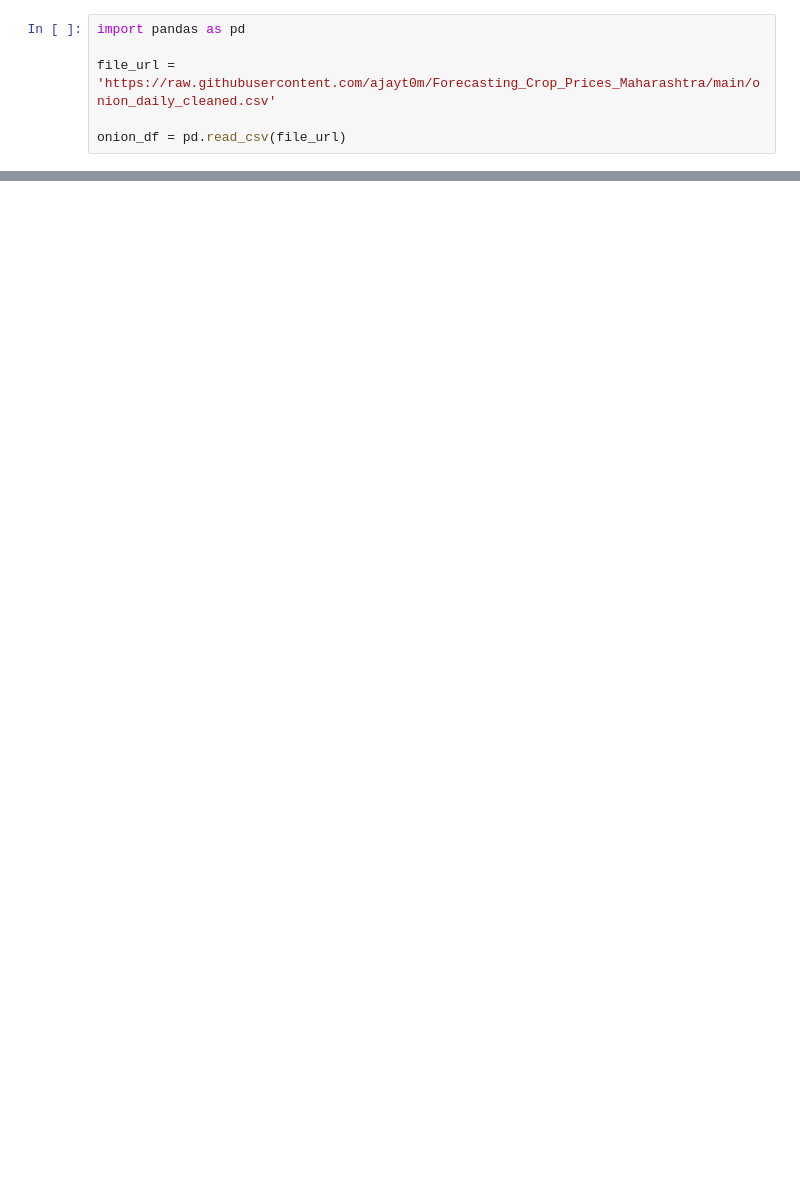
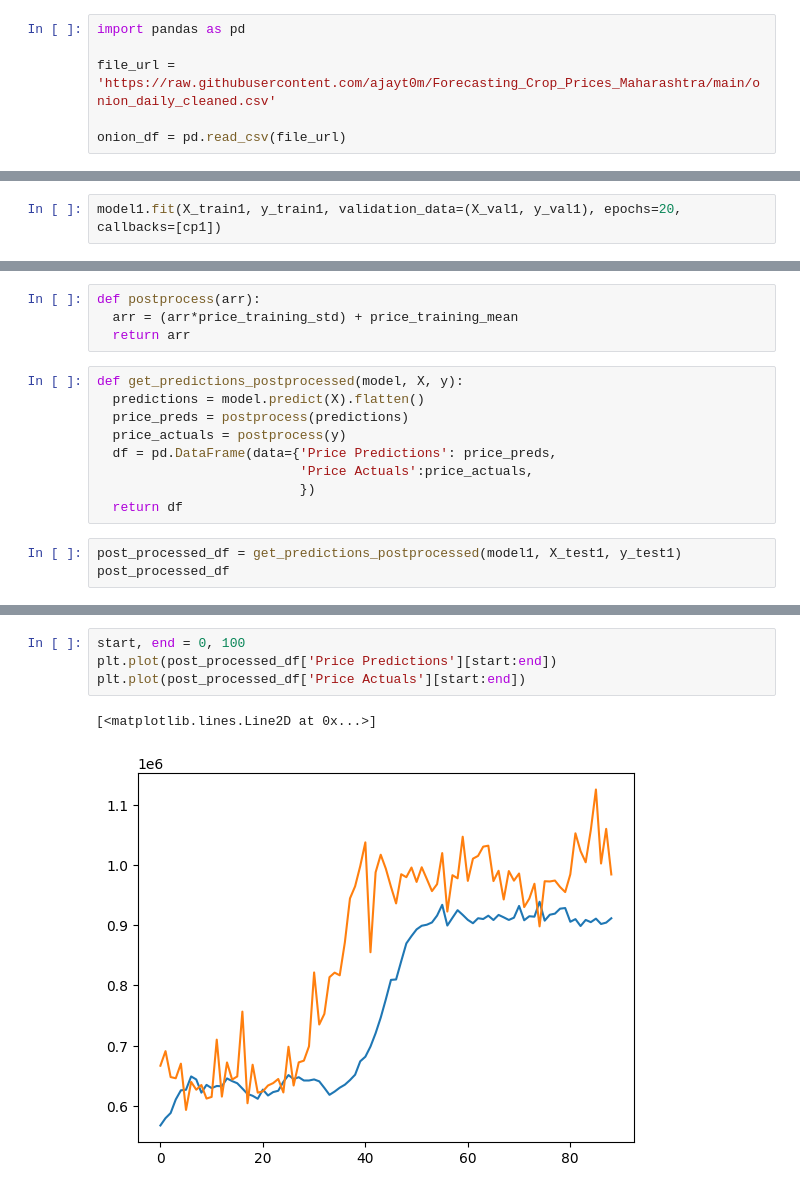
Before and after one commit to ajayt0m/Forecasting_Crop_Prices_Maharashtra, a Jupyter notebook: LSTM_Univariate.ipynb, the cells around one changed output, grey strips where cells are left out. Saved outputs shown, nothing was run; the diff lists cells and outputs as text; blank space fills up the shorter version.

```diff
--- a/LSTM_Univariate.ipynb
+++ b/LSTM_Univariate.ipynb
@@ -22,0 +207,2 @@ onion_df
+# %%
+model1.fit(X_train1, y_train1, validation_data=(X_val1, y_val1), epochs=20, callbacks=[cp1])
@@ -22,0 +252,16 @@ onion_df
+# %%
+def postprocess(arr):
+  arr = (arr*price_training_std) + price_training_mean
+  return arr
+# %%
+def get_predictions_postprocessed(model, X, y):
+  predictions = model.predict(X).flatten()
+  price_preds = postprocess(predictions)
+  price_actuals = postprocess(y)
+  df = pd.DataFrame(data={'Price Predictions': price_preds,
+                          'Price Actuals':price_actuals,
+                          })
+  return df
+# %%
+post_processed_df = get_predictions_postprocessed(model1, X_test1, y_test1)
+post_processed_df
@@ -22,0 +283,7 @@ onion_df
+# %%
+start, end = 0, 100
+plt.plot(post_processed_df['Price Predictions'][start:end])
+plt.plot(post_processed_df['Price Actuals'][start:end])
+# %% [output]
+[<matplotlib.lines.Line2D at 0x...>]
+[figure, added]
```
Also changed, not shown: parts of 22 cells of this notebook.
